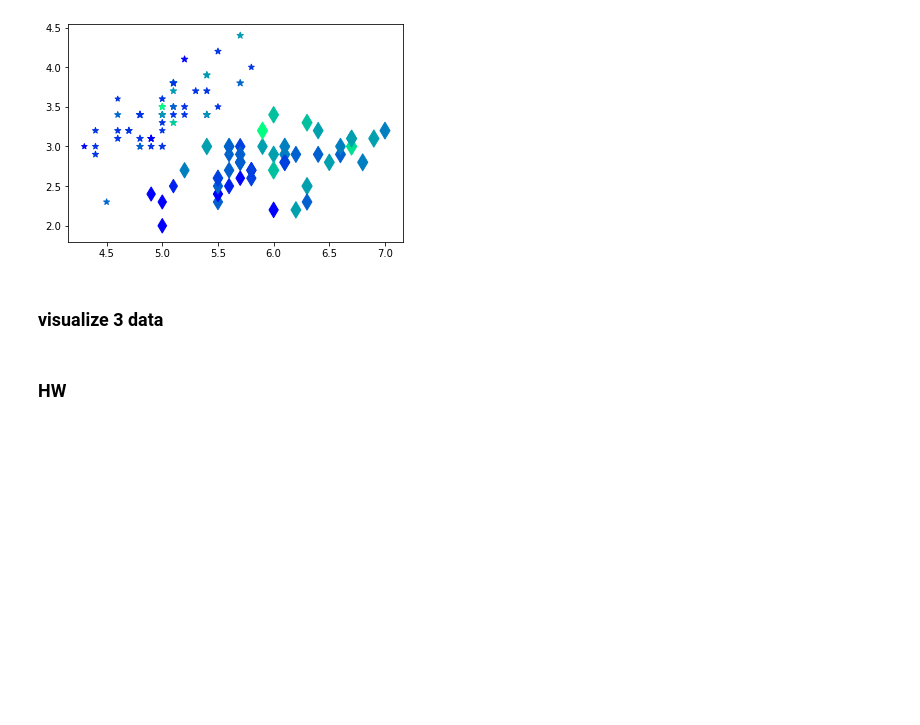
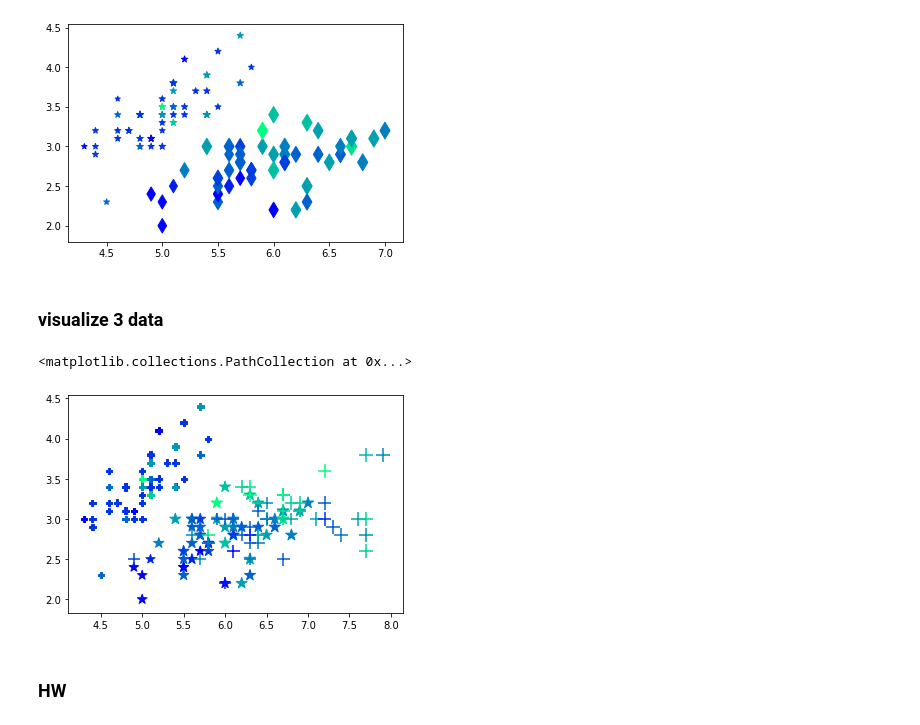
Before and after one commit to Lanfha/Python_Datavisualization, a Jupyter notebook: Visualize data distribution.ipynb, the cells around one changed output. Saved outputs shown, nothing was run; the diff lists cells and outputs as text; code cells hidden in the pictures; blank space fills up the shorter version.

```diff
--- a/Visualize data distribution.ipynb
+++ b/Visualize data distribution.ipynb
@@ -222,3 +224,10 @@ plt.scatter(versicolor_np[:,0],versicolor_np[:,1],s = 30*versicolor_np[:,2],c=ve
+# %%
+plt.scatter(setosa_np2[:,0],setosa_np2[:,1],s = 30*setosa_np2[:,2],c=setosa_np2[:,3],cmap='winter',marker="P")
+plt.scatter(versicolor_np[:,0],versicolor_np[:,1],s = 30*versicolor_np[:,2],c=versicolor_np[:,3],cmap='winter',marker="*")
+plt.scatter(virginica_np[:,0],virginica_np[:,1],s = 30*virginica_np[:,2],c=virginica_np[:,3],cmap='winter',marker="+")
+# %% [output]
+<matplotlib.collections.PathCollection at 0x...>
+[figure, added]
 # %% [markdown]
 ### HW
 # %%
```
Also changed, not shown: parts of 2 cells of this notebook.
